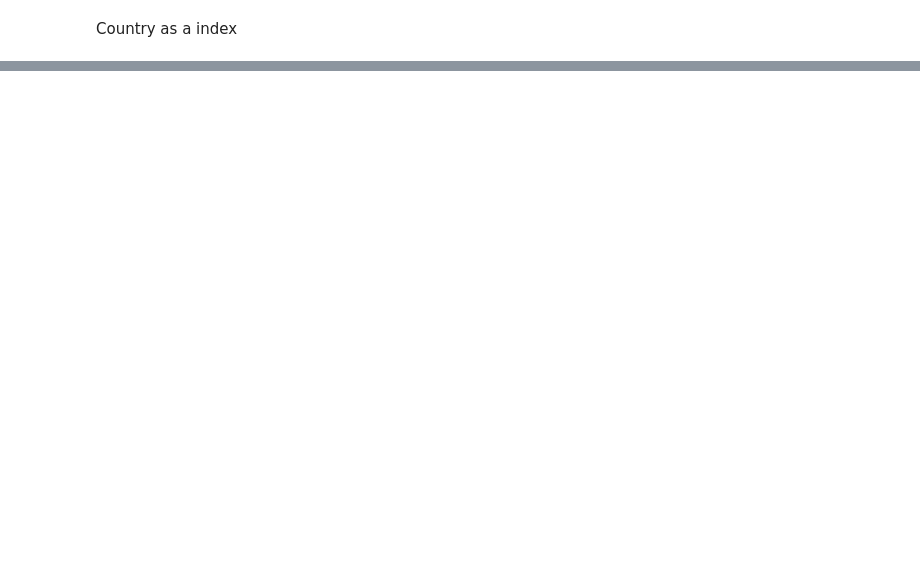
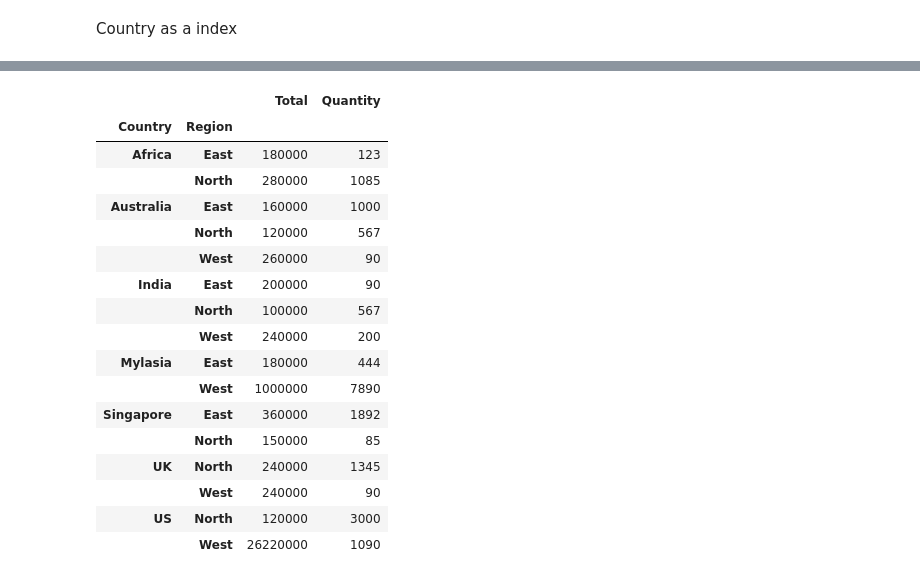
Before and after one commit to Gokulvasan-V/pandas, a Jupyter notebook: Guvi_pandas_2.ipynb, the cells around one changed output, grey strips where cells are left out. Drawn from its saved outputs; the diff is of its cells as text; code cells hidden in the pictures; blank space fills up the shorter version.

```diff
--- a/Guvi_pandas_2.ipynb
+++ b/Guvi_pandas_2.ipynb
@@ -258,0 +322,23 @@ df_1.loc['India']
+# %%
+# Groupby based on multiple column
+
+df.groupby(['Country', 'Region'])[['Total', 'Quantity']].sum()
+# %% [output]
+|  |  | Total | Quantity |
+| Country | Region |  |  |
+| Africa | East | 180000 | 123 |
+|  | North | 280000 | 1085 |
+| Australia | East | 160000 | 1000 |
+|  | North | 120000 | 567 |
+|  | West | 260000 | 90 |
+| India | East | 200000 | 90 |
+|  | North | 100000 | 567 |
+|  | West | 240000 | 200 |
+| Mylasia | East | 180000 | 444 |
+|  | West | 1000000 | 7890 |
+| Singapore | East | 360000 | 1892 |
+|  | North | 150000 | 85 |
+| UK | North | 240000 | 1345 |
+|  | West | 240000 | 90 |
+| US | North | 120000 | 3000 |
+|  | West | 26220000 | 1090 |
```
Also changed, not shown: parts of 18 cells of this notebook.
